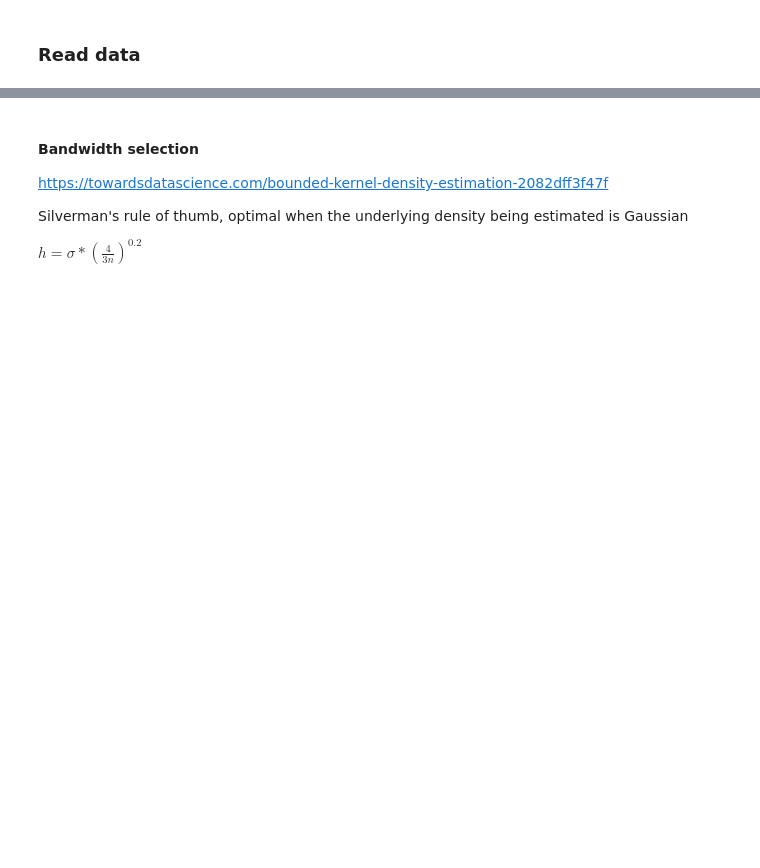
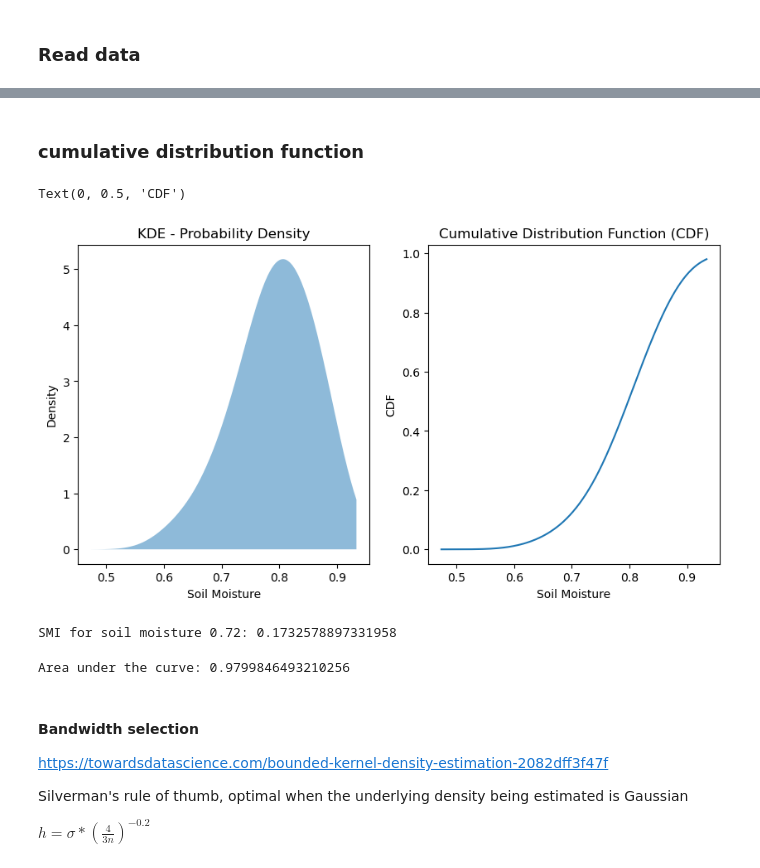
Before and after one commit to klekarkar/mHM_IO_dataprocessing, a Jupyter notebook: soilmoisture_anomalies.ipynb, the cells around one changed output, grey strips where cells are left out. Saved outputs shown, nothing was run; the diff lists cells and outputs as text; code cells hidden in the pictures; blank space fills up the shorter version.

```diff
--- a/soilmoisture_anomalies.ipynb
+++ b/soilmoisture_anomalies.ipynb
@@ -64,10 +81,52 @@ Text(0.5, 0, 'Soil Moisture (%)')
+# %% [markdown]
+### cumulative distribution function
+# %%
+# Integrate the density to get the CDF
+cdf = np.cumsum(prob_density) * (x[1] - x[0])  # numerical integration (trapezoidal rule)
+
+# Plot the KDE and CDF for visualization
+plt.figure(figsize=(10, 5))
+
+# Plot KDE (probability density)
+plt.subplot(1, 2, 1)
+plt.fill_between(x, prob_density, alpha=0.5)
+plt.title('KDE - Probability Density')
+plt.xlabel('Soil Moisture')
+plt.ylabel('Density')
+
+# Plot CDF
+plt.subplot(1, 2, 2)
+plt.plot(x, cdf, label='CDF')
+plt.title('Cumulative Distribution Function (CDF)')
+plt.xlabel('Soil Moisture')
+plt.ylabel('CDF')
+# %% [output]
+Text(0, 0.5, 'CDF')
+[figure, added]
+# %%
+
+# Calculate SMI for a specific observed soil moisture value (e.g., x_t = 0.75)
+x_t = 0.72
+smi = np.interp(x_t, x, cdf)  # Interpolate to find the CDF value at x_t
+
+print(f"SMI for soil moisture {x_t}: {smi}")
+# %% [output]
+SMI for soil moisture 0.72: 0.1732578897331958
+# %%
+from scipy.integrate import simpson
+
+# Ensure you are passing the x and y values correctly
+area_under_curve = simpson(np.exp(logprob), x=x)  # Explicitly specify the x argument
+print(f"Area under the curve: {area_under_curve}")
+# %% [output]
+Area under the curve: 0.9799846493210256
 # %% [markdown]
 #### Bandwidth selection
 https://towardsdatascience.com/bounded-kernel-density-estimation-2082dff3f47f
 
 Silverman's rule of thumb, optimal when the underlying density being estimated is Gaussian
 
-$h = \sigma * (\frac{4}{3n})^{0.2}$
+$h = \sigma * (\frac{4}{3n})^{-0.2}$
 # %%
 n=len(soil_moisture)
 stdev = np.std(soil_moisture)
```
Also changed, not shown: parts of 9 cells of this notebook.
